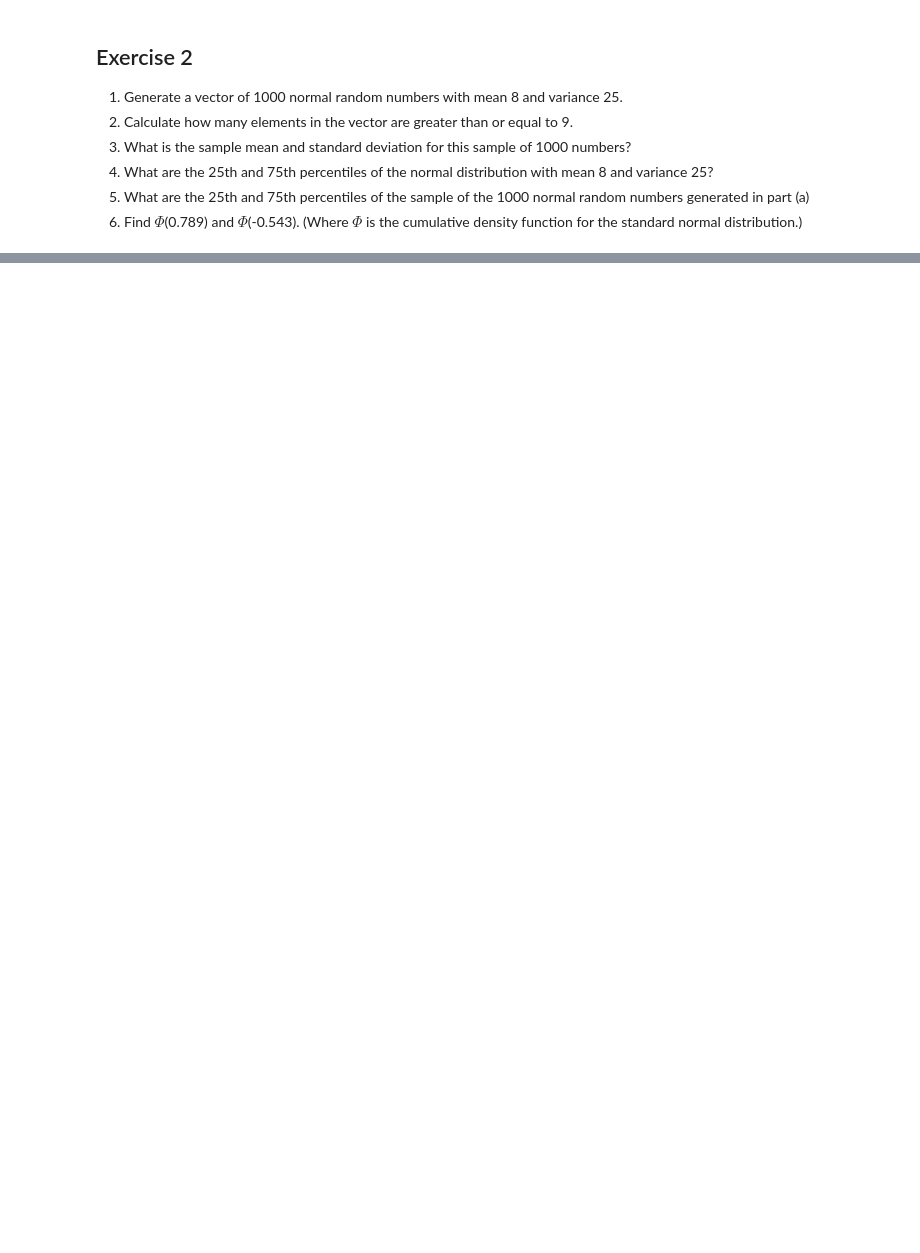
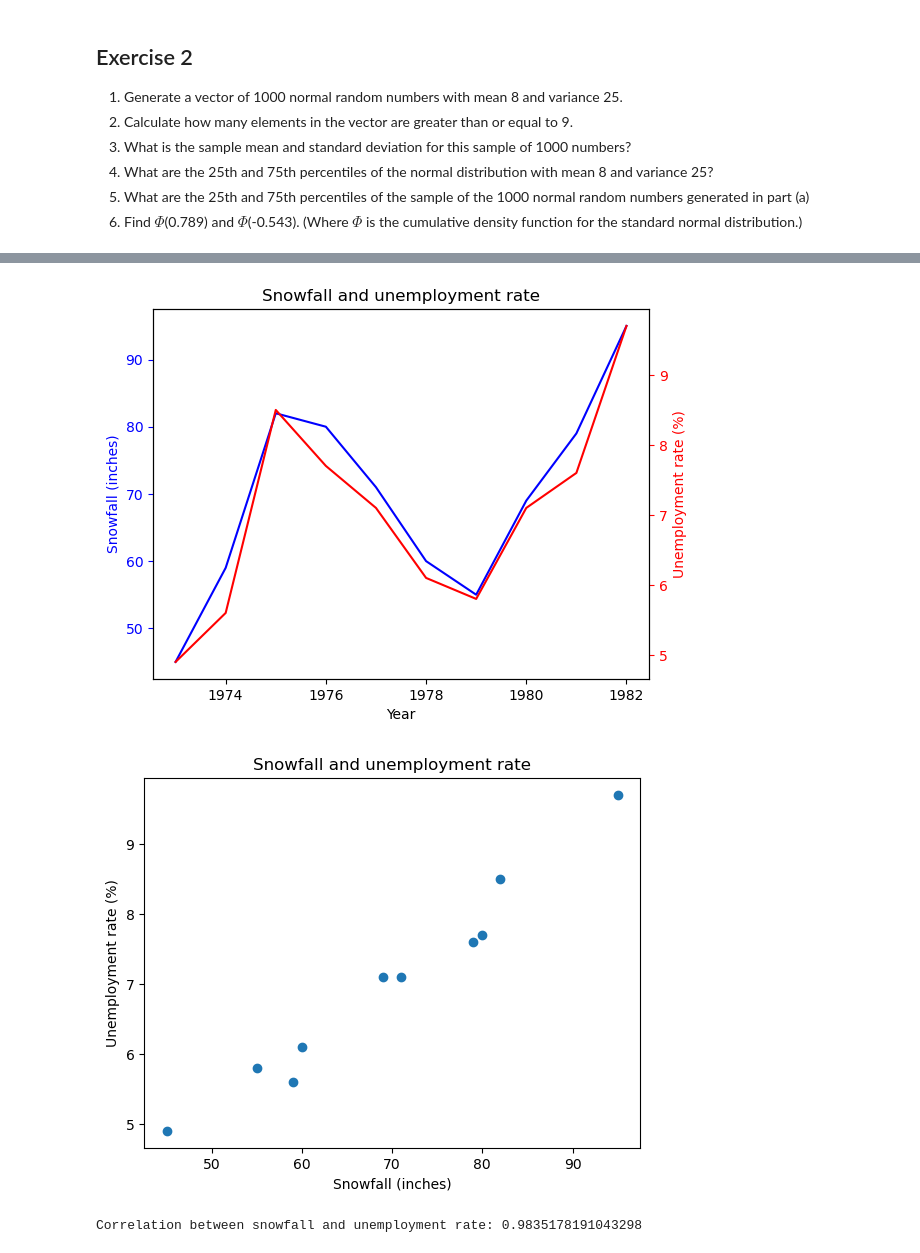
Before and after one commit to marcoswastaken/ocw_15_075_hw, a Jupyter notebook: ch2_hw.ipynb, the cells around one changed output, grey strips where cells are left out. Saved outputs shown, nothing was run; the diff lists cells and outputs as text; code cells hidden in the pictures; blank space fills up the shorter version.

```diff
--- a/ch2_hw.ipynb
+++ b/ch2_hw.ipynb
@@ -56,0 +128,32 @@ std_dev = variance ** 0.5
+# %%
+years = [1973, 1974, 1975, 1976, 1977, 1978, 1979, 1980, 1981, 1982]
+snowfall = [45, 59, 82, 80, 71, 60, 55, 69, 79, 95]
+unemp_rate = [4.9, 5.6, 8.5, 7.7, 7.1, 6.1, 5.8, 7.1, 7.6, 9.7]
+
+## Plot the snowfall and unemployment rate
+fig, ax1 = plt.subplots()
+ax1.plot(years, snowfall, 'b-')
+ax1.set_xlabel('Year')
+ax1.set_ylabel('Snowfall (inches)', color='b')
+ax1.tick_params('y', colors='b')
+ax2 = ax1.twinx()
+ax2.plot(years, unemp_rate, 'r-')
+ax2.set_ylabel('Unemployment rate (%)', color='r')
+ax2.tick_params('y', colors='r')
+plt.title('Snowfall and unemployment rate')
+plt.show()
+
+## Plot the snowfall and unemployment rate in a scatter plot
+plt.scatter(snowfall, unemp_rate)
+plt.xlabel('Snowfall (inches)')
+plt.ylabel('Unemployment rate (%)')
+plt.title('Snowfall and unemployment rate')
+plt.show()
+
+## Compute the correlation between snowfall and unemployment rate
+correlation = np.corrcoef(snowfall, unemp_rate)[0, 1]
+print(f"Correlation between snowfall and unemployment rate: {correlation}")
+# %% [output]
+[figure, added]
+[figure, added]
+Correlation between snowfall and unemployment rate: 0.9835178191043298
```
Also changed, not shown: parts of 13 cells of this notebook, 1 other file.
